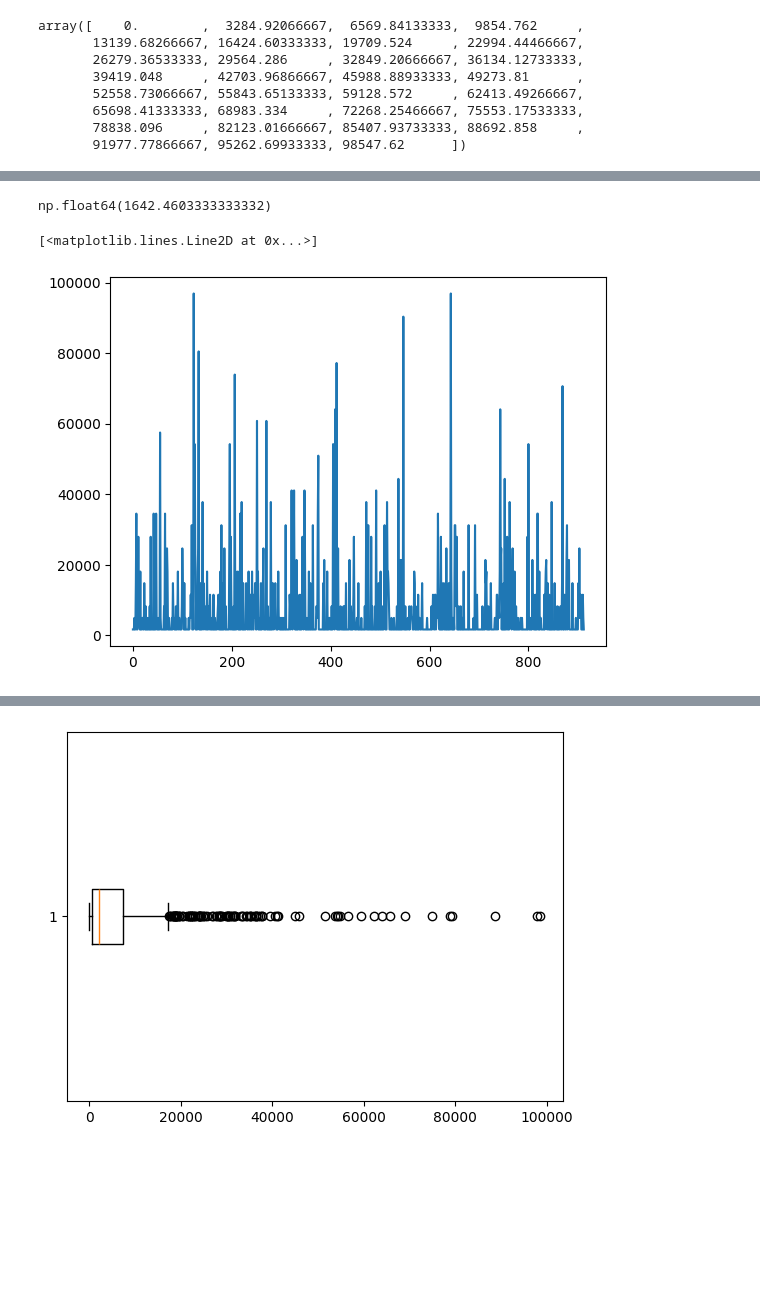
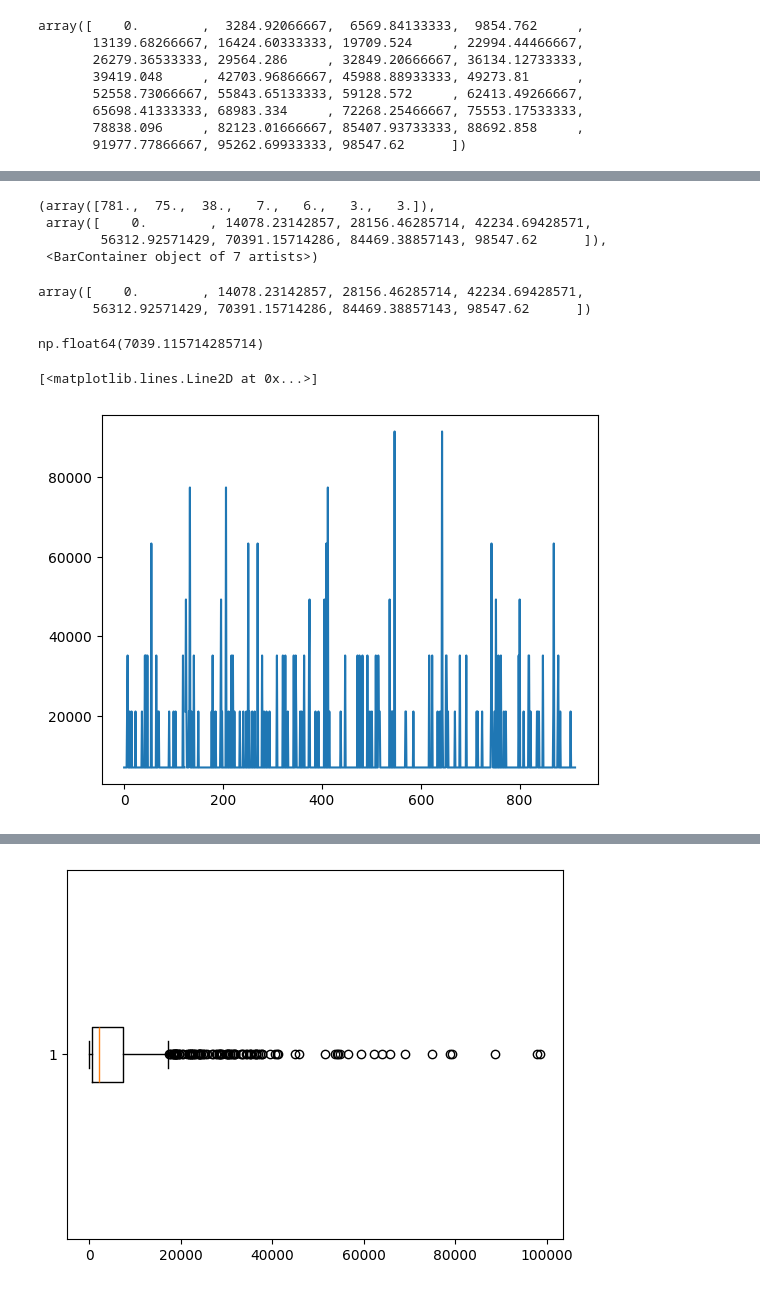
Before and after one commit to bamSirikorn/BSC_DPDM2025, a Jupyter notebook: Ch3_Data_Preprocession.ipynb, the cells around one changed output, grey strips where cells are left out. Saved outputs shown, nothing was run; the diff lists cells and outputs as text; code cells hidden in the pictures; blank space fills up the shorter version.

```diff
--- a/Ch3_Data_Preprocession.ipynb
+++ b/Ch3_Data_Preprocession.ipynb
@@ -298,15 +297,0 @@ array([    0.        ,  3284.92066667,  6569.84133333,  9854.762     ,
-# %%
-def put_value_into_bins(value, bins_edges):
-  # Handle values less than the first bin edge
-  if value < bins_edges[0]:
-    return bins_edges[0] + (bins_edges[1] - bins_edges[0]) / 2
-s
-  for i in range(len(bins_edges) - 1):
-    if value >= bins_edges[i] and value < bins_edges[i+1]:
-      # Once the correct bin is found, return its center immediately
-      return bins_edges[i] + (bins_edges[i+1] - bins_edges[i]) / 2
-  if len(bins_edges) >= 2:
-    return bins_edges[-2] + (bins_edges[-1] - bins_edges[-2]) / 2
-  else:
-    # Fallback for unexpected cases (e.g., empty or single-element bins_edges)
-    return float('nan') # Return NaN to indicate an unbinnable value
@@ -312,0 +300,2 @@ s
+# %%
+outputhist = plt.hist(flooding['gfd_area'],7)
@@ -313,11 +304,30 @@ s
+# %%
+outputhist
+# %% [output]
+(array([781.,  75.,  38.,   7.,   6.,   3.,   3.]),
+ array([    0.        , 14078.23142857, 28156.46285714, 42234.69428571,
+        56312.92571429, 70391.15714286, 84469.38857143, 98547.62      ]),
+ <BarContainer object of 7 artists>)
+# %%
+outputhist[1]
+# %% [output]
+array([    0.        , 14078.23142857, 28156.46285714, 42234.69428571,
+       56312.92571429, 70391.15714286, 84469.38857143, 98547.62      ])
+# %%
+def put_value_into_bins(value,bin_edge=outputhist[1]):
+    for i in range(len(bin_edge)-1):
+        if value >= bin_edge[i] and value < bin_edge[i+1]:
+            new_val = bin_edge[i] + (bin_edge[i+1]-bin_edge[i])/2
+            return new_val
+    return None
 # %%
-put_value_into_bins(3000,outputhist[1])
+put_value_into_bins(3000)
 # %% [output]
-np.float64(1642.4603333333332)
+np.float64(7039.115714285714)
 # %%
-flooding['gdf_area_bin'] = flooding['gfd_area'].apply(lambda x:put_value_into_bins(x,(outputhist[1])))
+flooding['gfd_area_bin']= flooding['gfd_area'].apply(lambda x: put_value_into_bins(x,outputhist[1]))
 # %%
-plt.plot(flooding['gdf_area_bin'])
+plt.plot(flooding['gfd_area_bin'])
 # %% [output]
 [<matplotlib.lines.Line2D at 0x...>]
-[figure, old version]
+[figure, new version]
```
Also changed, not shown: parts of 26 cells of this notebook.
